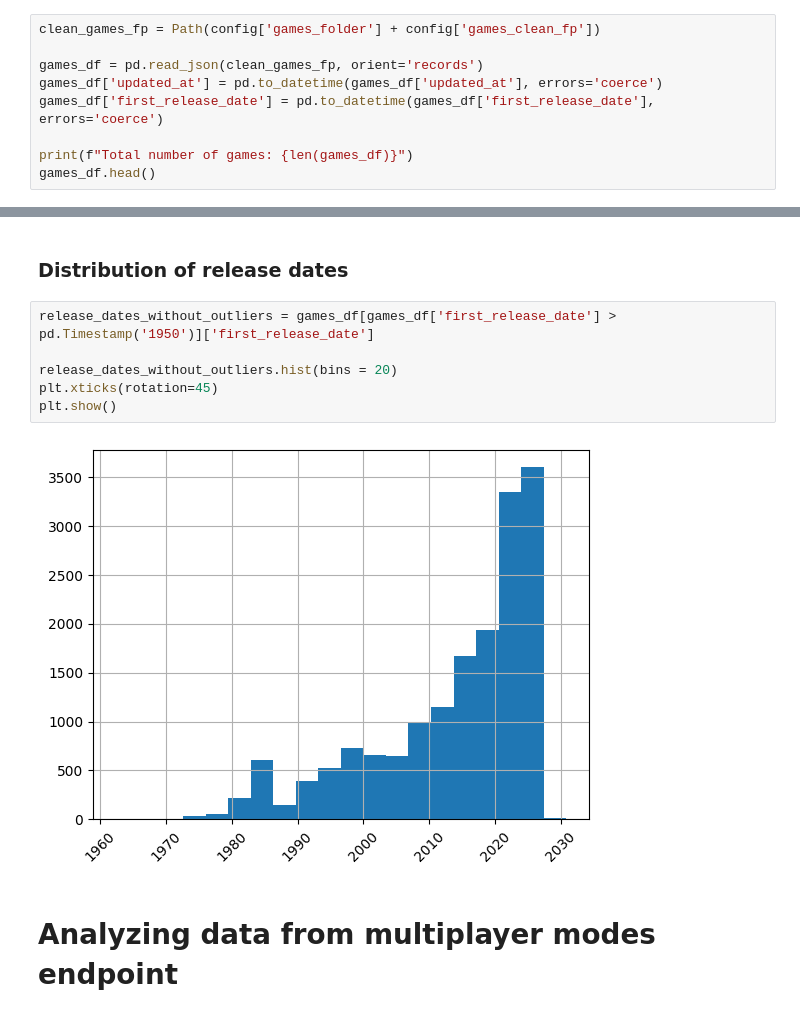
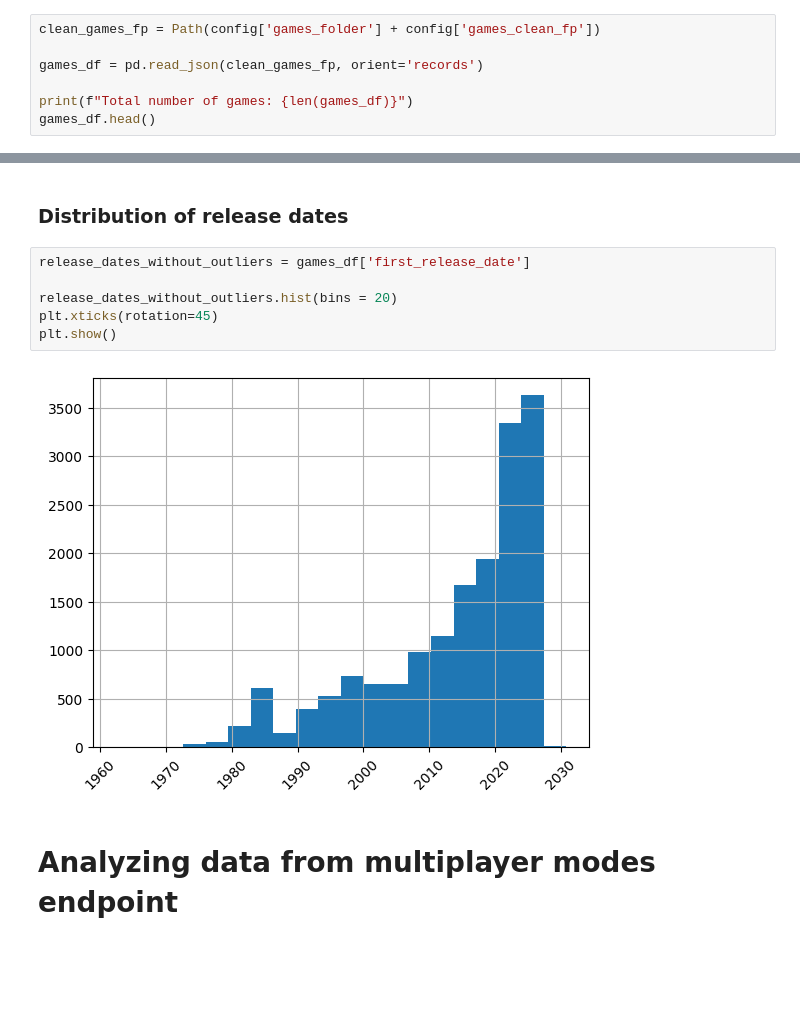
Before and after one commit to ModernNeesh/GotAnyGames, a Jupyter notebook: eda.ipynb, the cells around one changed output, grey strips where cells are left out. Saved outputs shown, nothing was run; the diff lists cells and outputs as text; blank space fills up the shorter version.

Commit message:
Fixed bugs with first_release_date column

```diff
--- a/eda.ipynb
+++ b/eda.ipynb
@@ -28,8 +12,6 @@ print(encoded_df)
 clean_games_fp = Path(config['games_folder'] + config['games_clean_fp'])
 
 games_df = pd.read_json(clean_games_fp, orient='records')
-games_df['updated_at'] = pd.to_datetime(games_df['updated_at'], errors='coerce')
-games_df['first_release_date'] = pd.to_datetime(games_df['first_release_date'], errors='coerce')
 
 print(f"Total number of games: {len(games_df)}")
 games_df.head()
@@ -85,13 +73,13 @@ get_feature_counts('platforms', top_x = 10)
 # %% [markdown]
 ### Distribution of release dates
 # %%
-release_dates_without_outliers = games_df[games_df['first_release_date'] > pd.Timestamp('1950')]['first_release_date']
+release_dates_without_outliers = games_df['first_release_date']
 
 release_dates_without_outliers.hist(bins = 20)
 plt.xticks(rotation=45)
 plt.show()
 # %% [output]
-[figure, old version]
+[figure, new version]
 # %% [markdown]
 # Analyzing data from multiplayer modes endpoint
 # %%
```
Also changed, not shown: parts of 6 cells of this notebook, 9 other files.
